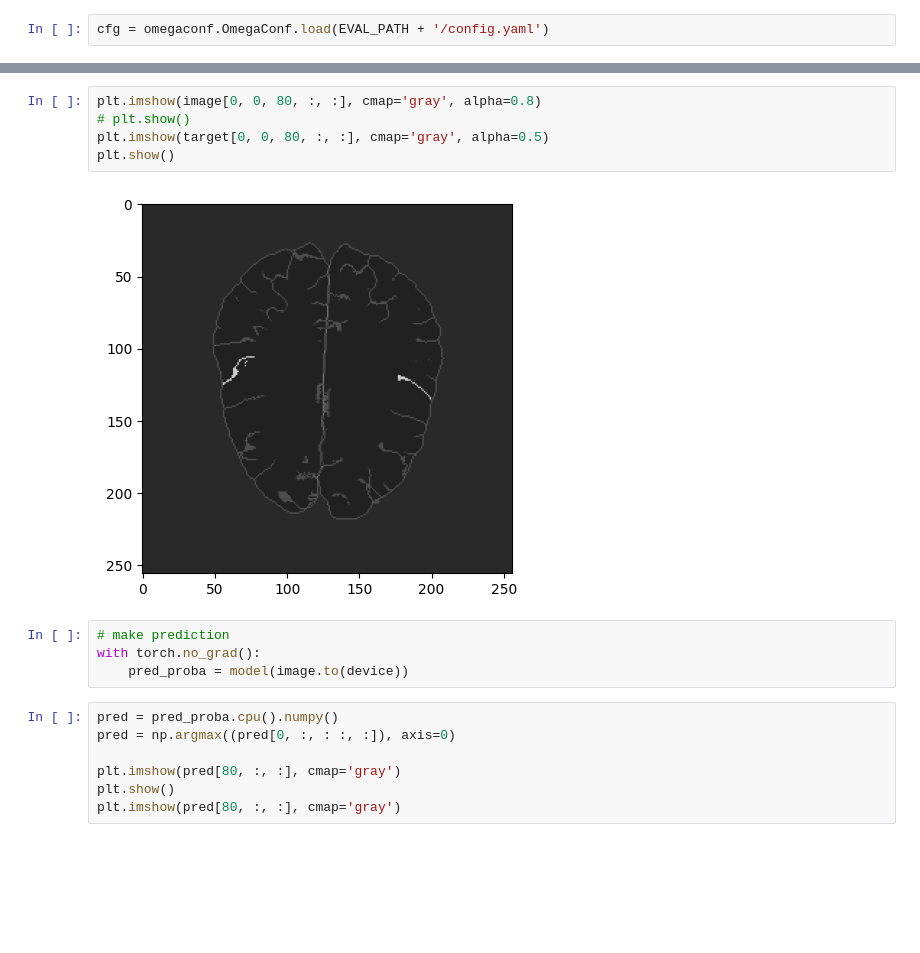
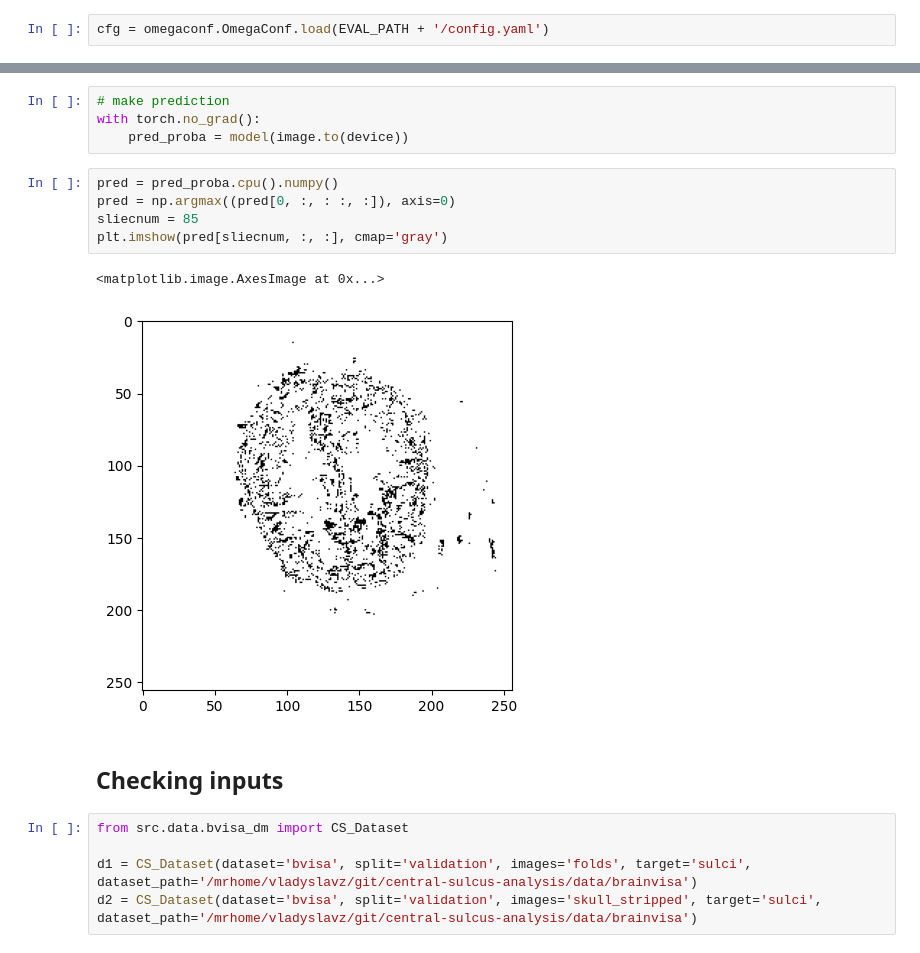
Before and after one commit to Vivikar/central-sulcus-analysis, a Jupyter notebook: notebooks/3_ExploreDL_predictions.ipynb, the cells around one changed output, grey strips where cells are left out. Saved outputs shown, nothing was run; the diff lists cells and outputs as text; blank space fills up the shorter version.

```diff
--- a/notebooks/3_ExploreDL_predictions.ipynb
+++ b/notebooks/3_ExploreDL_predictions.ipynb
@@ -69,10 +68,3 @@ plt.show()
-# %%
-plt.imshow(image[0, 0, 80, :, :], cmap='gray', alpha=0.8)
-# plt.show()
-plt.imshow(target[0, 0, 80, :, :], cmap='gray', alpha=0.5)
-plt.show()
-# %% [output]
-[figure, removed]
 # %%
 # make prediction
 with torch.no_grad():
@@ -80,7 +72,15 @@ with torch.no_grad():
 # %%
 pred = pred_proba.cpu().numpy()
 pred = np.argmax((pred[0, :, : :, :]), axis=0)
-
-plt.imshow(pred[80, :, :], cmap='gray')
-plt.show()
-plt.imshow(pred[80, :, :], cmap='gray')
+sliecnum = 85
+plt.imshow(pred[sliecnum, :, :], cmap='gray')
+# %% [output]
+<matplotlib.image.AxesImage at 0x...>
+[figure, added]
+# %% [markdown]
+## Checking inputs
+# %%
+from src.data.bvisa_dm import CS_Dataset
+
+d1 = CS_Dataset(dataset='bvisa', split='validation', images='folds', target='sulci', dataset_path='/mrhome/vladyslavz/git/central-sulcus-analysis/data/brainvisa')
+d2 = CS_Dataset(dataset='bvisa', split='validation', images='skull_stripped', target='sulci', dataset_path='/mrhome/vladyslavz/git/central-sulcus-analysis/data/brainvisa')
```
Also changed, not shown: parts of 42 cells of this notebook, 14 other files.
